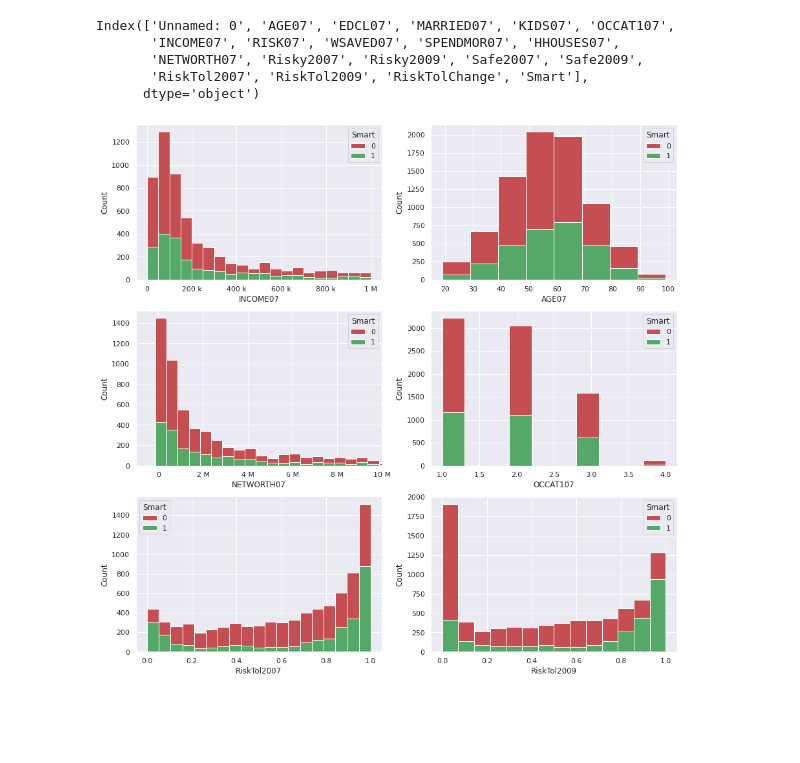
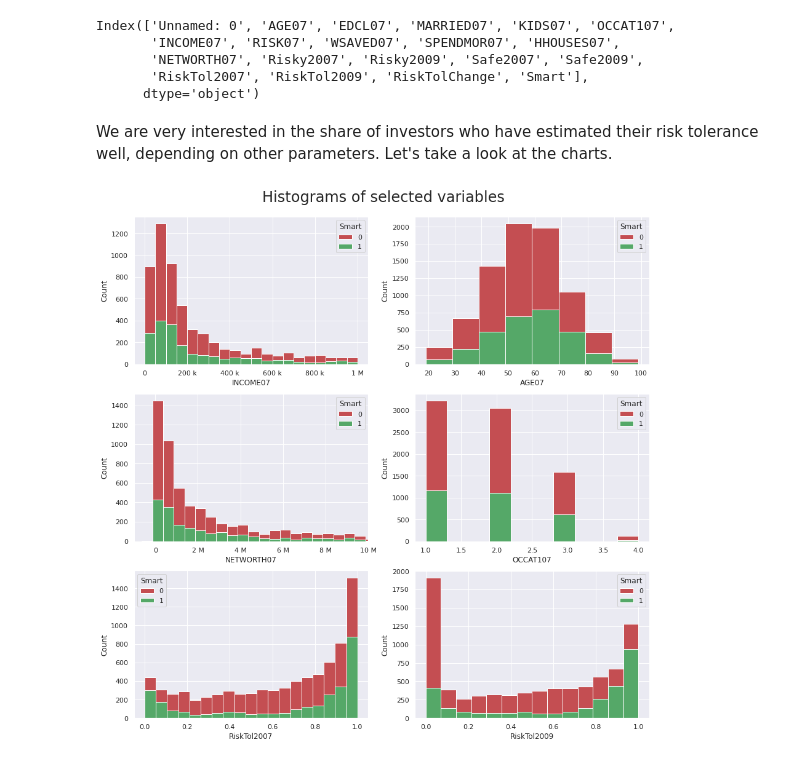
Before and after one commit to tomasz-te/Risk-Tolerance, a Jupyter notebook: Investor_risk_tolerance.ipynb, the cells around one changed output. Cells and saved outputs as stored; diff of their text form; code cells hidden in the pictures; blank space fills up the shorter version.

```diff
--- a/Investor_risk_tolerance.ipynb
+++ b/Investor_risk_tolerance.ipynb
@@ -152,25 +161,27 @@ Index(['Unnamed: 0', 'AGE07', 'EDCL07', 'MARRIED07', 'KIDS07', 'OCCAT107',
        'NETWORTH07', 'Risky2007', 'Risky2009', 'Safe2007', 'Safe2009',
        'RiskTol2007', 'RiskTol2009', 'RiskTolChange', 'Smart'],
       dtype='object')
+# %% [markdown]
+We are very interested in the share of investors who have estimated their risk tolerance well, depending on other parameters. Let's take a look at the charts.
 # %%
 fig, ax = plt.subplots(3,2, figsize=(15,15))
+fig.suptitle('Histograms of selected variables',y=0.92,fontsize=24)
 
 ax[0,0].xaxis.set_major_formatter(ticker.EngFormatter())
 sns.histplot(ax=ax[0,0], x=df[df['INCOME07']<1000000]['INCOME07'], kde=False, binwidth=50e3, hue=df['Smart'], multiple='stack',palette=["r", "g"], alpha=1)
 
 ax[1,0].set_xlim(-10e5,10e6)
 ax[1,0].xaxis.set_major_formatter(ticker.EngFormatter())
 sns.histplot(ax=ax[1,0], x=df[df['NETWORTH07']<10000000]['NETWORTH07'], kde=False, binwidth=50e4, hue=df['Smart'], multiple='stack',palette=["r", "g"], alpha=1)
 
 sns.histplot(ax=ax[0,1], x=df['AGE07'], kde=False, binwidth=10, hue=df['Smart'], multiple='stack', palette=["r", "g"], alpha=1)
 
 sns.histplot(ax=ax[1,1], x=df['OCCAT107'], kde=False, binwidth=0.3, hue=df['Smart'], multiple='stack', palette=["r", "g"], alpha=1)
+
 sns.histplot(ax=ax[2,0], x=df['RiskTol2007'], kde=False, bins='auto', hue=df['Smart'], multiple='stack', palette=["r", "g"], alpha=1)
+
 sns.histplot(ax=ax[2,1], x=df['RiskTol2009'], kde=False, bins='auto', hue=df['Smart'], multiple='stack', palette=["r", "g"], alpha=1)
 
-
-#sns.histplot(ax=ax[1,1],data=df['Smart'], kde=False, bins='auto')
-
 plt.show()
 # %% [output]
-[figure, old version]
+[figure, new version]
```
Also changed, not shown: parts of 26 cells of this notebook.
